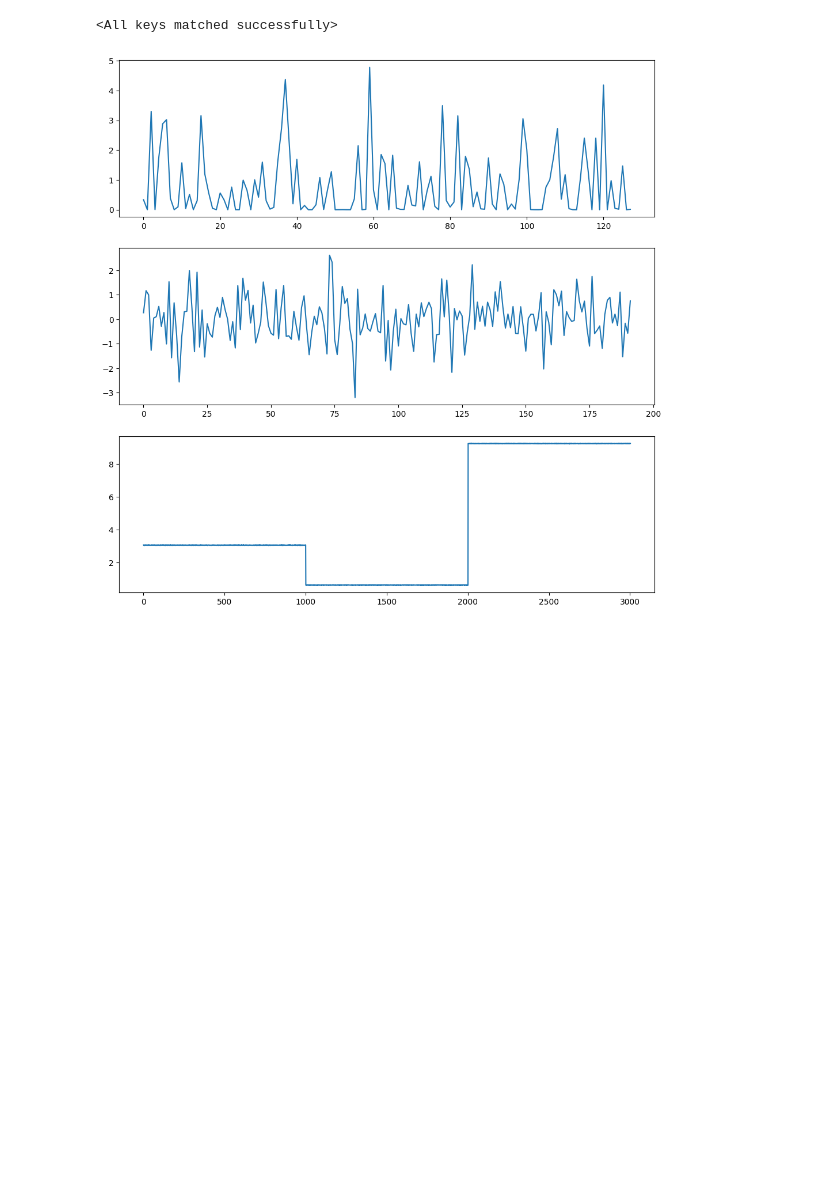
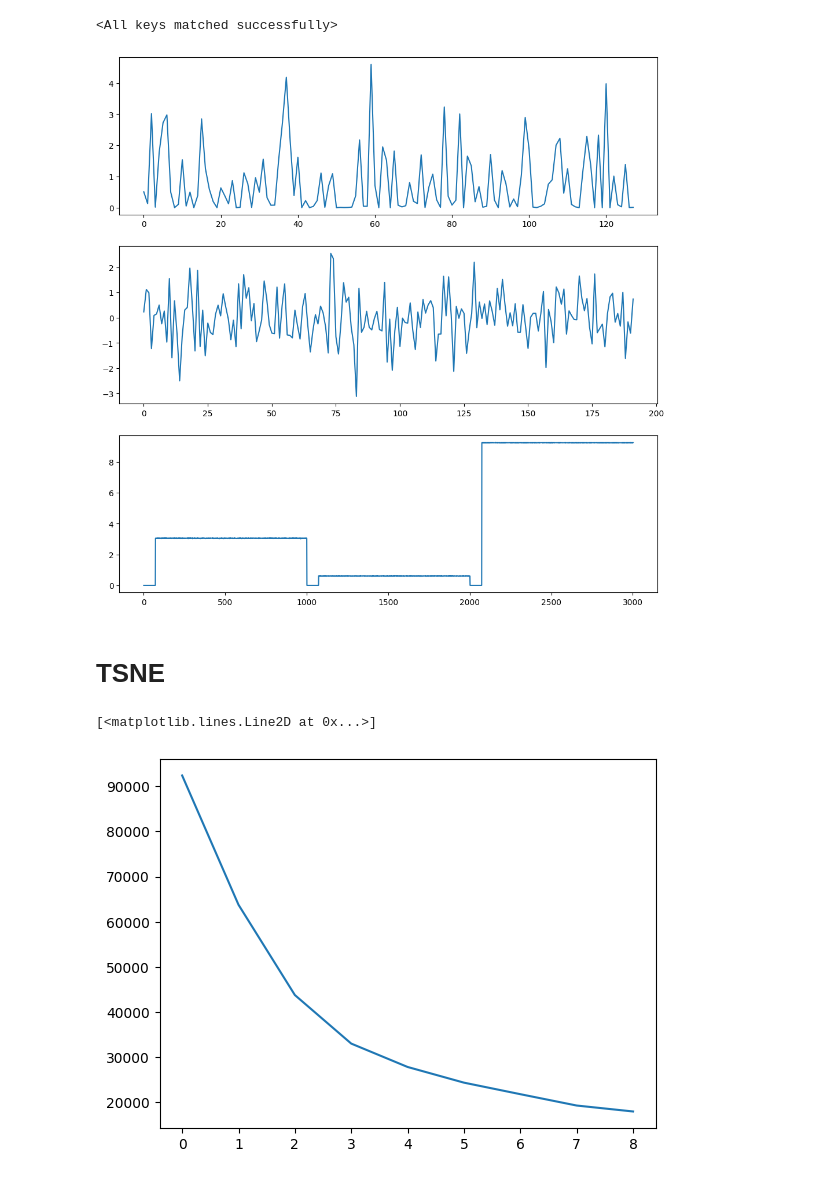
Before and after one commit to Musa-Azeem/eating-detection, a Jupyter notebook: masked_autoencoder.ipynb, the cells around one changed output. Saved outputs shown, nothing was run; the diff lists cells and outputs as text; code cells hidden in the pictures; blank space fills up the shorter version.

```diff
--- a/masked_autoencoder.ipynb
+++ b/masked_autoencoder.ipynb
@@ -95,11 +107,26 @@ embedding = torch.cat(embedding, dim=0)
 Xs = torch.cat(Xs, dim=0)
 embedding_c = torch.cat(embedding_c, dim=0)
 # %%
-i = 100
+i = 1
 fig, axs = plt.subplots(3, 1, figsize=(12, 12))
 axs[0].plot(embedding[i])
 axs[1].plot(embedding_c[i])
 axs[2].plot(Xs[i])
 plt.show()
 # %% [output]
-[figure, old version]
+[figure, new version]
+# %% [markdown]
+# TSNE
+# %%
+emb_np = embedding.numpy()
+
+wss = []
+for num_clusters in range(1,10):
+    kmeans = KMeans(n_clusters=num_clusters)
+    cluster_labels = kmeans.fit_predict(emb_np)
+    wss.append(kmeans.inertia_)
+
+plt.plot(wss)
+# %% [output]
+[<matplotlib.lines.Line2D at 0x...>]
+[figure, added]
```
Also changed, not shown: parts of 11 cells of this notebook, 6 other files.
